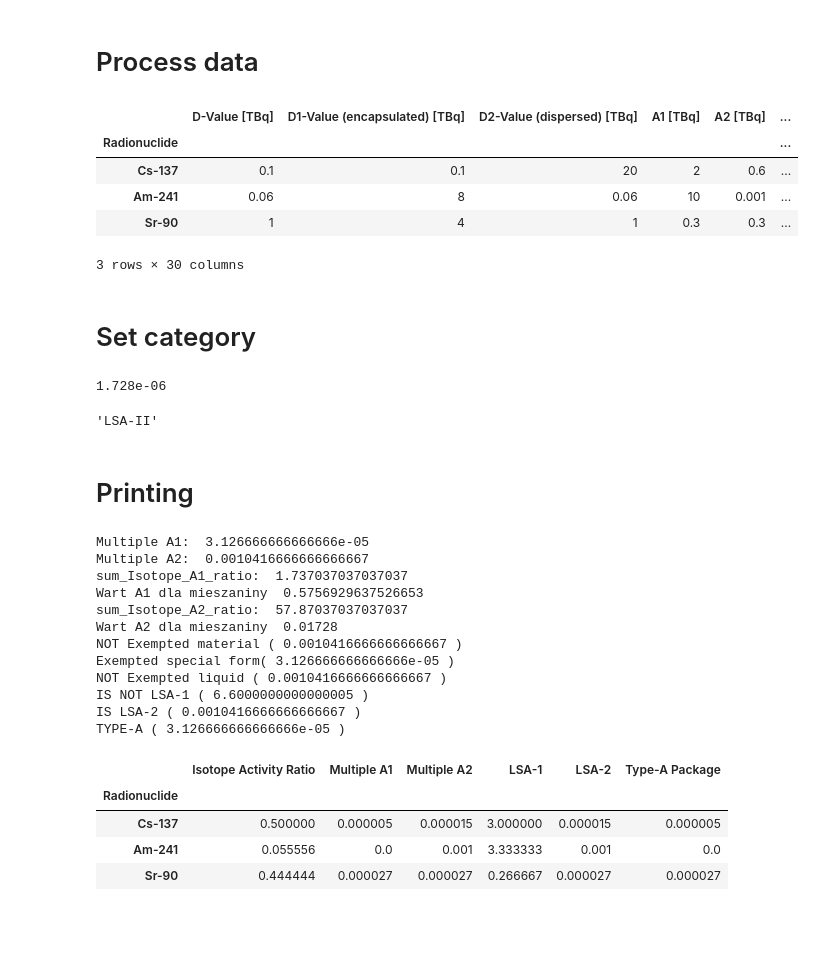
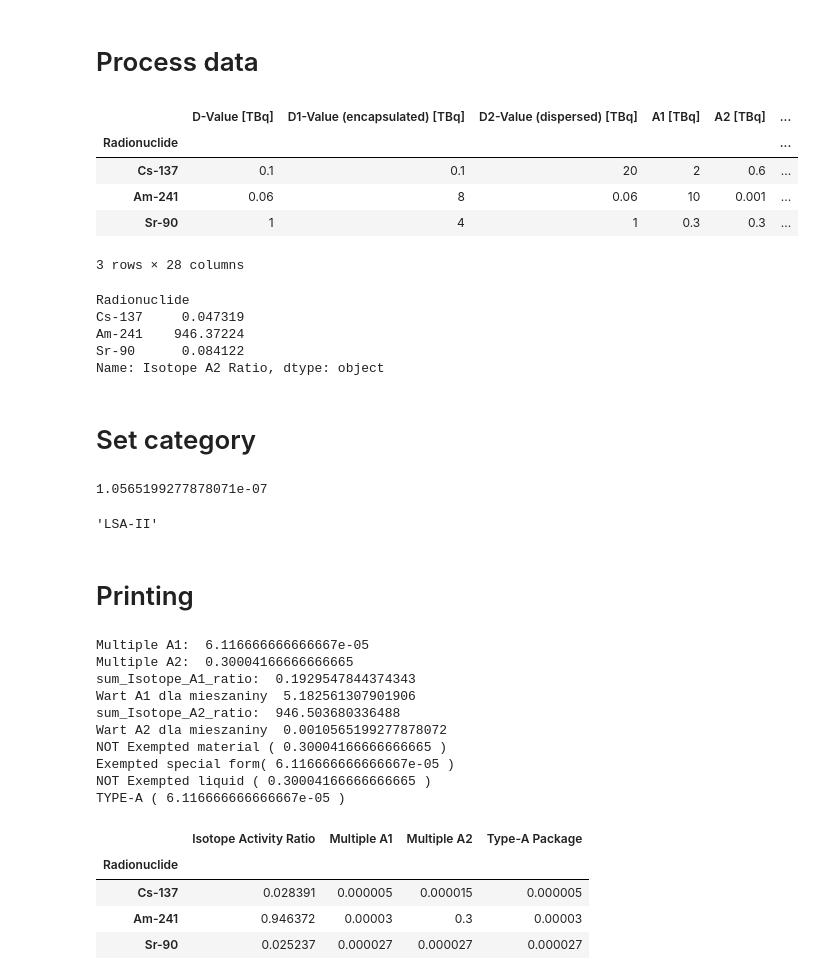
Before and after one commit to grzegrzolka/ADR-calculation, a Jupyter notebook: ADR clean.ipynb, the cells around one changed output. Drawn from its saved outputs; the diff is of its cells as text; code cells hidden in the pictures; blank space fills up the shorter version.

```diff
--- a/ADR clean.ipynb
+++ b/ADR clean.ipynb
@@ -69,7 +69,7 @@ sum_Isotope_A2_ratio = selected_isotopes["Isotope A2 Ratio"].sum()
 selected_isotopes ["Activity concentration in consignment (Bq/g)"] = selected_isotopes ["Activity [TBq]"] * 1000000000 / mass_kg
 selected_isotopes["Average specific activty"] = selected_isotopes ["Activity concentration in consignment (Bq/g)"] / selected_isotopes ["Activity concentration for exempt material (Bq/g)"]
 # selected_isotopes["LSA-2"] = selected_isotopes ["Activity concentration in consignment (Bq/g)"] / selected_isotopes["A2 [TBq]"] / 100000000
-# selected_isotopes["Type-A Package"] =  selected_isotopes ["Activity [TBq]"] / selected_isotopes ["A1 [TBq]"]
+selected_isotopes["Type-A Package"] =  selected_isotopes ["Activity [TBq]"] / selected_isotopes ["A1 [TBq]"]
 
 # Calculate sums
 average_activity_sum = selected_isotopes["Average specific activty"].sum()
@@ -84,7 +84,15 @@ selected_isotopes
 | Cs-137 | 0.1 | 0.1 | 20 | 2 | 0.6 | ... |
 | Am-241 | 0.06 | 8 | 0.06 | 10 | 0.001 | ... |
 | Sr-90 | 1 | 4 | 1 | 0.3 | 0.3 | ... |
-3 rows × 30 columns
+3 rows × 28 columns
+# %%
+selected_isotopes["Isotope A2 Ratio"]
+# %% [output]
+Radionuclide
+Cs-137     0.047319
+Am-241    946.37224
+Sr-90      0.084122
+Name: Isotope A2 Ratio, dtype: object
 # %% [markdown]
 # Set category
 # %%
@@ -107,7 +115,7 @@ else :
 
 category_lsa
 # %% [output]
-1.728e-06
+1.0565199277878071e-07
 'LSA-II'
 # %% [markdown]
 # Printing
@@ -121,66 +129,49 @@ print("Wart A1 dla mieszaniny ", 1/sum_Isotope_A1_ratio)
 
 print("sum_Isotope_A2_ratio: ", sum_Isotope_A2_ratio)
 print("Wart A2 dla mieszaniny ", 1/sum_Isotope_A2_ratio)
 
 # exempted material
 if sum_A2  <= 0.001:
     print("Exempted material (", selected_isotopes ["Multiple A2"].sum(), ")")
 else:
     print("NOT Exempted material (", selected_isotopes ["Multiple A2"].sum(), ")")
 
 # exempted special form
 if sum_A1  <= 0.001:
     print("Exempted special form(", selected_isotopes ["Multiple A1"].sum(), ")")
 else:
     print("NOT Exempted special form (", selected_isotopes ["Multiple A1"].sum(), ")")
 
 # exempted liquid
 if sum_A2  <= 0.0001:
     print("Exempted liquid(", selected_isotopes ["Multiple A2"].sum(), ")")
 else:
     print("NOT Exempted liquid (", selected_isotopes ["Multiple A2"].sum(), ")")
 
-# LSA-Ia
-
-
-
-# LSA-1
-if lsa_1_sum  <= 1:
-    print("IS LSA-1 (", selected_isotopes["LSA-1"].sum(), ")")
-else:
-    print("IS NOT LSA-1 (", selected_isotopes["LSA-1"].sum(), ")")
-
-# LSA-2
-if lsa_2_sum <= 1:
-    print("IS LSA-2 (", lsa_2_sum, ")")
-else:
-    print("IS LSA-3 (", lsa_2_sum, ")")
 
 # Type-A Package
 if type_A_sum <= 1:
     print("TYPE-A (", type_A_sum, ")")
 else:
     print("NOT TYPE-A (", type_A_sum, ")")
 
-# Print table
-print("")
-print("")
-selected_isotopes[["Isotope Activity Ratio", "Multiple A1", "Multiple A2", "LSA-1", "LSA-2", "Type-A Package"]]
+# # Print table
+# print("")
+# print("")
+selected_isotopes[["Isotope Activity Ratio", "Multiple A1", "Multiple A2", "Type-A Package"]]
 # %% [output]
-Multiple A1:  3.126666666666666e-05
-Multiple A2:  0.0010416666666666667
-sum_Isotope_A1_ratio:  1.737037037037037
-Wart A1 dla mieszaniny  0.5756929637526653
-sum_Isotope_A2_ratio:  57.87037037037037
-Wart A2 dla mieszaniny  0.01728
-NOT Exempted material ( 0.0010416666666666667 )
-Exempted special form( 3.126666666666666e-05 )
-NOT Exempted liquid ( 0.0010416666666666667 )
-IS NOT LSA-1 ( 6.6000000000000005 )
-IS LSA-2 ( 0.0010416666666666667 )
-TYPE-A ( 3.126666666666666e-05 )
+Multiple A1:  6.116666666666667e-05
+Multiple A2:  0.30004166666666665
+sum_Isotope_A1_ratio:  0.1929547844374343
+Wart A1 dla mieszaniny  5.182561307901906
+sum_Isotope_A2_ratio:  946.503680336488
+Wart A2 dla mieszaniny  0.0010565199277878072
+NOT Exempted material ( 0.30004166666666665 )
+Exempted special form( 6.116666666666667e-05 )
+NOT Exempted liquid ( 0.30004166666666665 )
+TYPE-A ( 6.116666666666667e-05 )
-|  | Isotope Activity Ratio | Multiple A1 | Multiple A2 | LSA-1 | LSA-2 | Type-A Package |
-| Radionuclide |  |  |  |  |  |  |
-| Cs-137 | 0.500000 | 0.000005 | 0.000015 | 3.000000 | 0.000015 | 0.000005 |
-| Am-241 | 0.055556 | 0.0 | 0.001 | 3.333333 | 0.001 | 0.0 |
-| Sr-90 | 0.444444 | 0.000027 | 0.000027 | 0.266667 | 0.000027 | 0.000027 |
+|  | Isotope Activity Ratio | Multiple A1 | Multiple A2 | Type-A Package |
+| Radionuclide |  |  |  |  |
+| Cs-137 | 0.028391 | 0.000005 | 0.000015 | 0.000005 |
+| Am-241 | 0.946372 | 0.00003 | 0.3 | 0.00003 |
+| Sr-90 | 0.025237 | 0.000027 | 0.000027 | 0.000027 |
```
Also changed, not shown: parts of 1 cell of this notebook.
